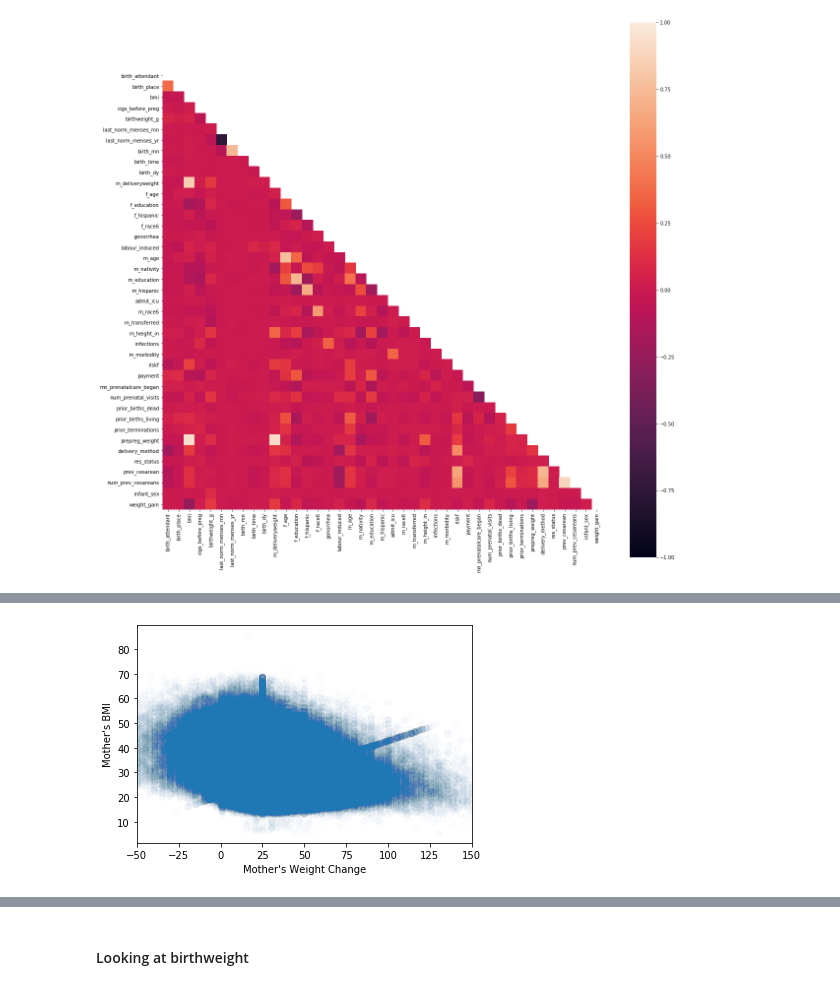
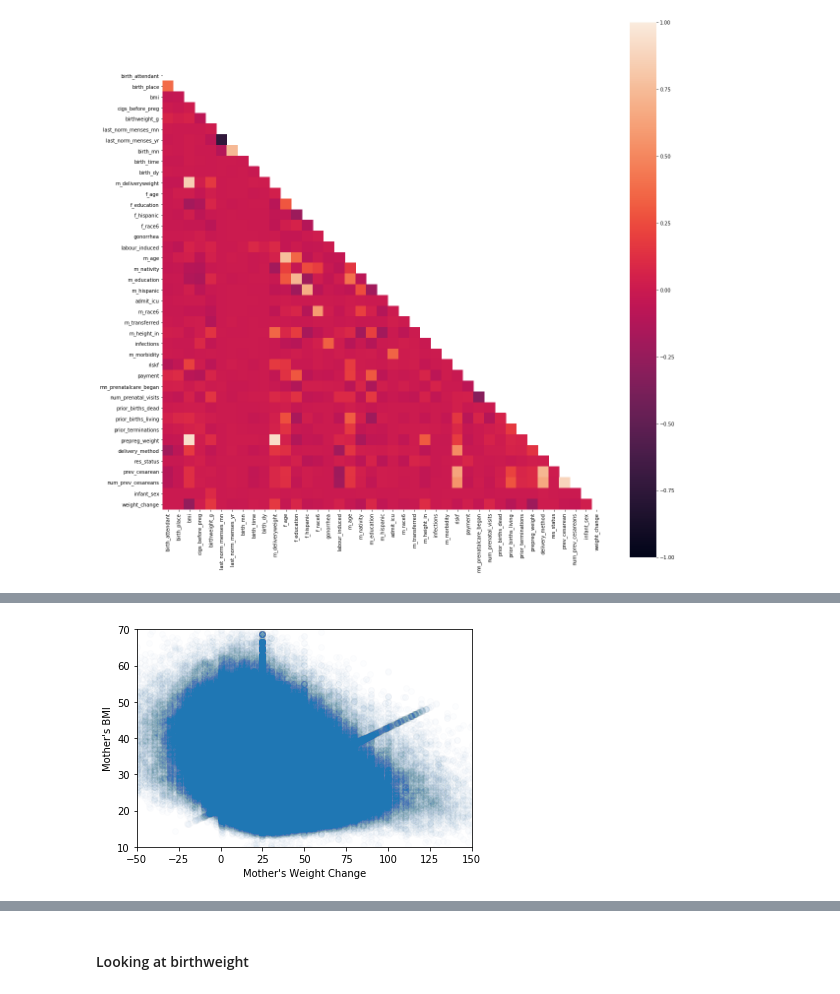
Before and after one commit to catrionamackay/Machine-Learning-Project, a Jupyter notebook: EDA.ipynb, the cells around one changed output, grey strips where cells are left out. Cells and saved outputs as stored; diff of their text form; code cells hidden in the pictures.

```diff
--- a/EDA.ipynb
+++ b/EDA.ipynb
@@ -67,5 +89,3 @@ sns.heatmap(corr_matrix, mask=mask, square=True, vmin=-1, vmax=1)
 plt.show()
 # %% [output]
 [figure]
-# %%
-df['weight_change'] = df['m_deliveryweight'] - df['prepreg_weight']
@@ -81,8 +92,9 @@ plt.xlim(-50, 150);
 # %%
 plt.scatter(df['weight_change'], df['bmi'], alpha=0.01)
 plt.xlabel('Mother\'s Weight Change')
 plt.ylabel('Mother\'s BMI')
 plt.xlim(-50, 150)
+plt.ylim(10, 70)
 plt.show()
 # %% [output]
-[figure, old version]
+[figure, new version]
```
Also changed, not shown: parts of 13 cells of this notebook, 5 other files.
